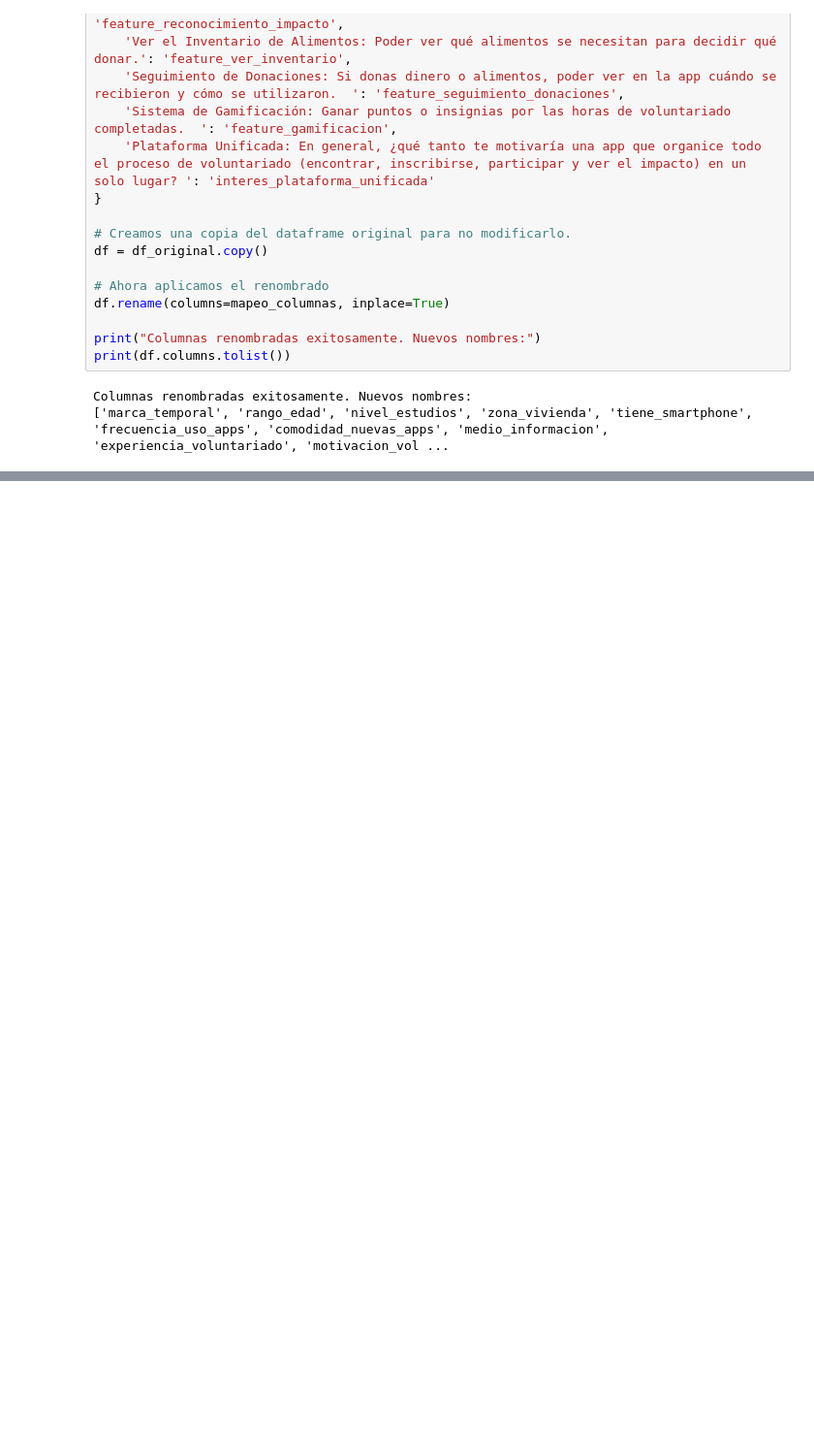
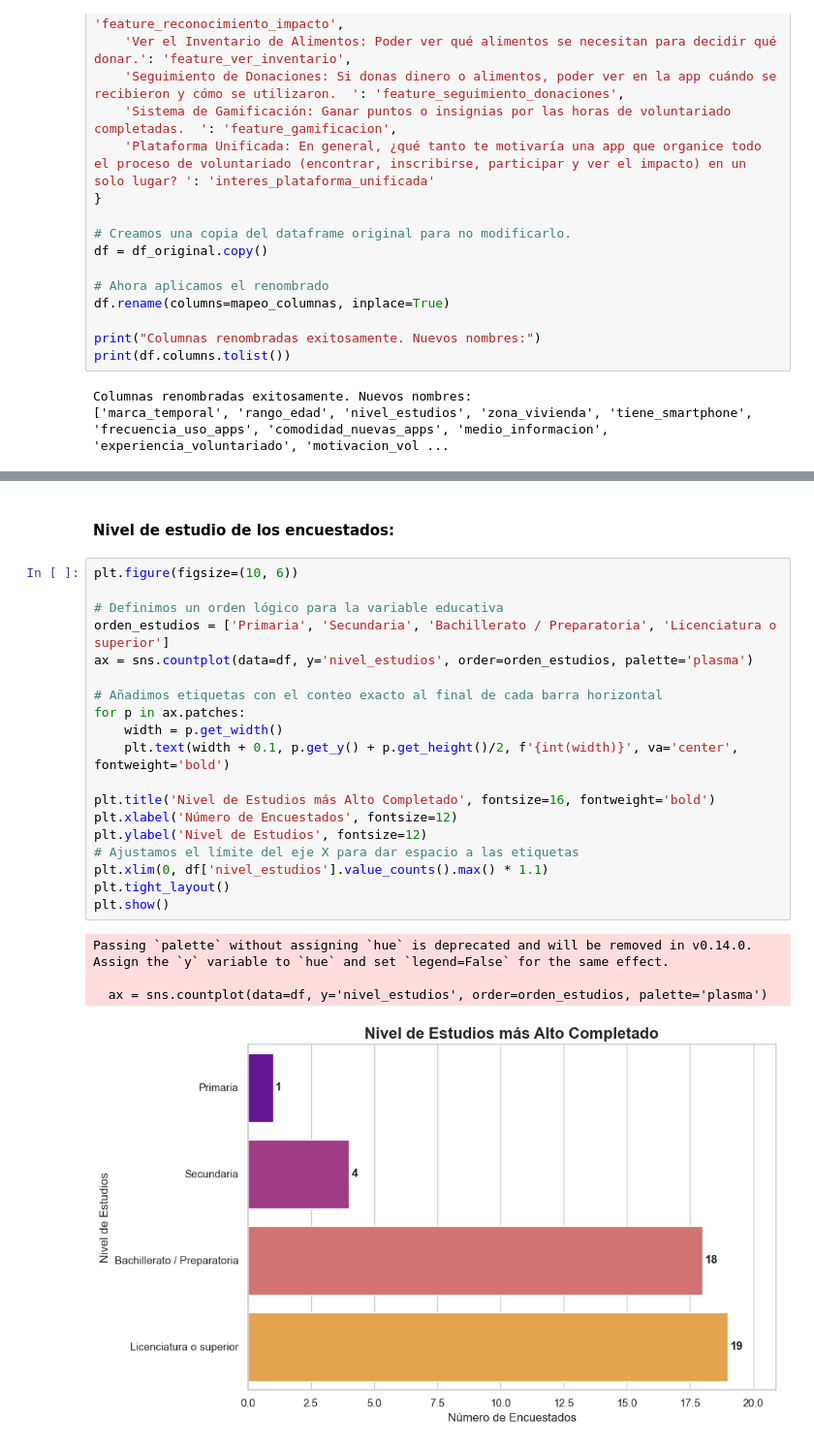
Before and after one commit to irvingChampo/EDA-Bienestar-integral-, a Jupyter notebook: eda_encueta.ipynb, the cells around one changed output, grey strips where cells are left out. Shown: that part at 97% size. Drawn from its saved outputs; the diff is of its cells as text; blank space fills up the shorter version.

```diff
--- a/eda_encueta.ipynb
+++ b/eda_encueta.ipynb
@@ -125,0 +228,26 @@ Otra opcion es eliminar los espacios en blando del inicio y del fin
+# %% [markdown]
+#### Nivel de estudio de los encuestados:
+# %%
+plt.figure(figsize=(10, 6))
+
+# Definimos un orden lógico para la variable educativa
+orden_estudios = ['Primaria', 'Secundaria', 'Bachillerato / Preparatoria', 'Licenciatura o superior']
+ax = sns.countplot(data=df, y='nivel_estudios', order=orden_estudios, palette='plasma')
+
+# Añadimos etiquetas con el conteo exacto al final de cada barra horizontal
+for p in ax.patches:
+    width = p.get_width()
+    plt.text(width + 0.1, p.get_y() + p.get_height()/2, f'{int(width)}', va='center', fontweight='bold')
+
+plt.title('Nivel de Estudios más Alto Completado', fontsize=16, fontweight='bold')
+plt.xlabel('Número de Encuestados', fontsize=12)
+plt.ylabel('Nivel de Estudios', fontsize=12)
+# Ajustamos el límite del eje X para dar espacio a las etiquetas
+plt.xlim(0, df['nivel_estudios'].value_counts().max() * 1.1)
+plt.tight_layout()
+plt.show()
+# %% [output]
+Passing `palette` without assigning `hue` is deprecated and will be removed in v0.14.0. Assign the `y` variable to `hue` and set `legend=False` for the same effect.
+
+  ax = sns.countplot(data=df, y='nivel_estudios', order=orden_estudios, palette='plasma')
+[figure, added]
```
Also changed, not shown: parts of 19 cells of this notebook.
